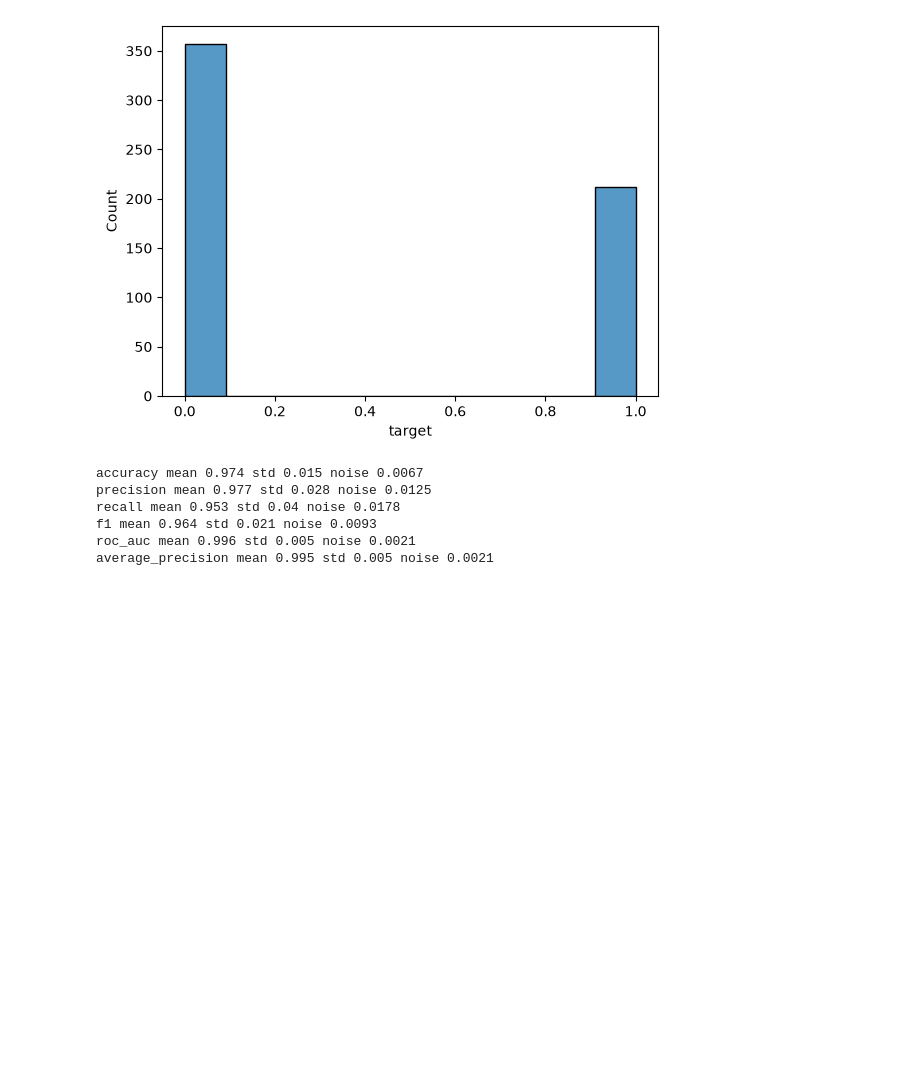
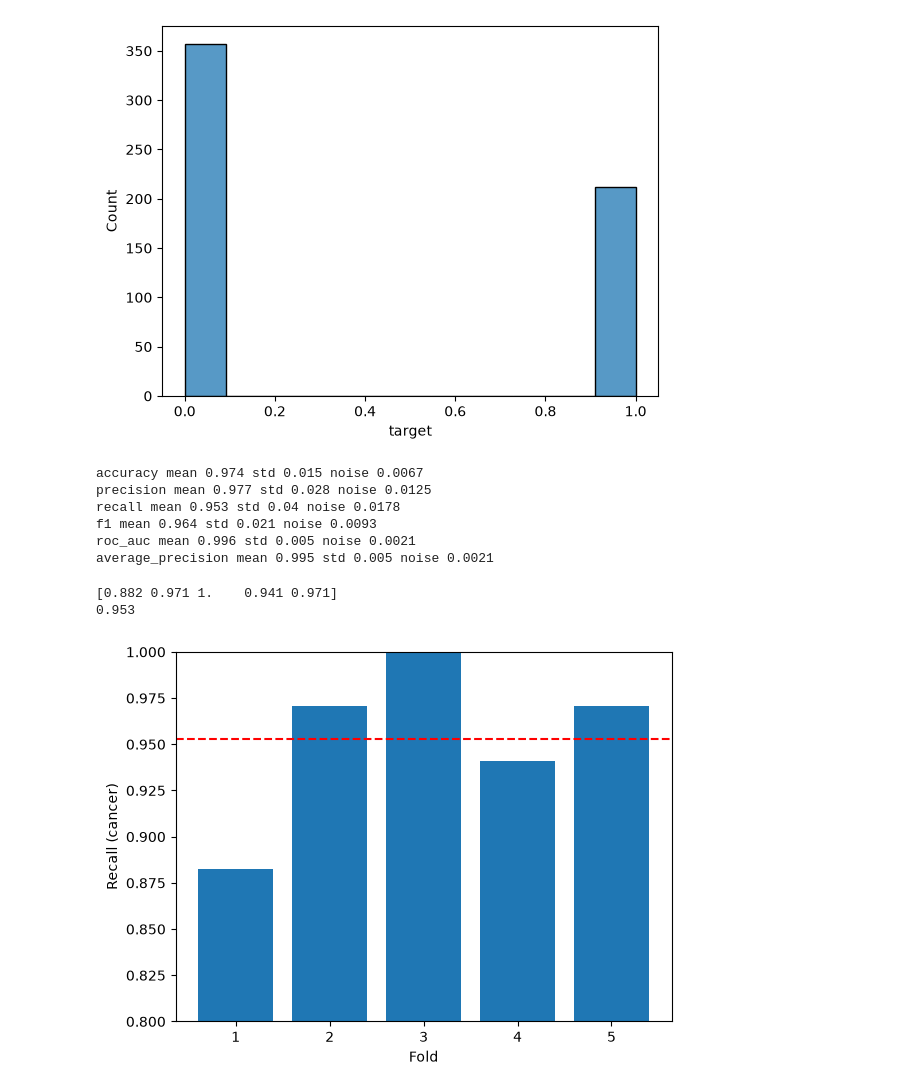
Before and after one commit to Rohitghosh14/Breast_Cancer_Ensemble, a Jupyter notebook: notebooks/01_breast_cancer.ipynb, the cells around one changed output. Drawn from its saved outputs; the diff is of its cells as text; code cells hidden in the pictures; blank space fills up the shorter version.

Commit message:
test models

```diff
--- a/notebooks/01_breast_cancer.ipynb
+++ b/notebooks/01_breast_cancer.ipynb
@@ -123,3 +123,18 @@ recall mean 0.953 std 0.04 noise 0.0178
 f1 mean 0.964 std 0.021 noise 0.0093
 roc_auc mean 0.996 std 0.005 noise 0.0021
 average_precision mean 0.995 std 0.005 noise 0.0021
+# %%
+res = cross_validate(logreg, X_train, y_train, cv=cv, scoring=["recall"])
+print(res["test_recall"].round(3))
+print(res["test_recall"].mean().round(3))
+
+plt.bar(range(1, 6), res["test_recall"])
+plt.axhline(res["test_recall"].mean(), color="red", linestyle="--")
+plt.ylim(0.8, 1.0)
+plt.xlabel("Fold")
+plt.ylabel("Recall (cancer)")
+plt.show()
+# %% [output]
+[0.882 0.971 1.    0.941 0.971]
+0.953
+[figure, added]
```
Also changed, not shown: parts of 4 cells of this notebook.
